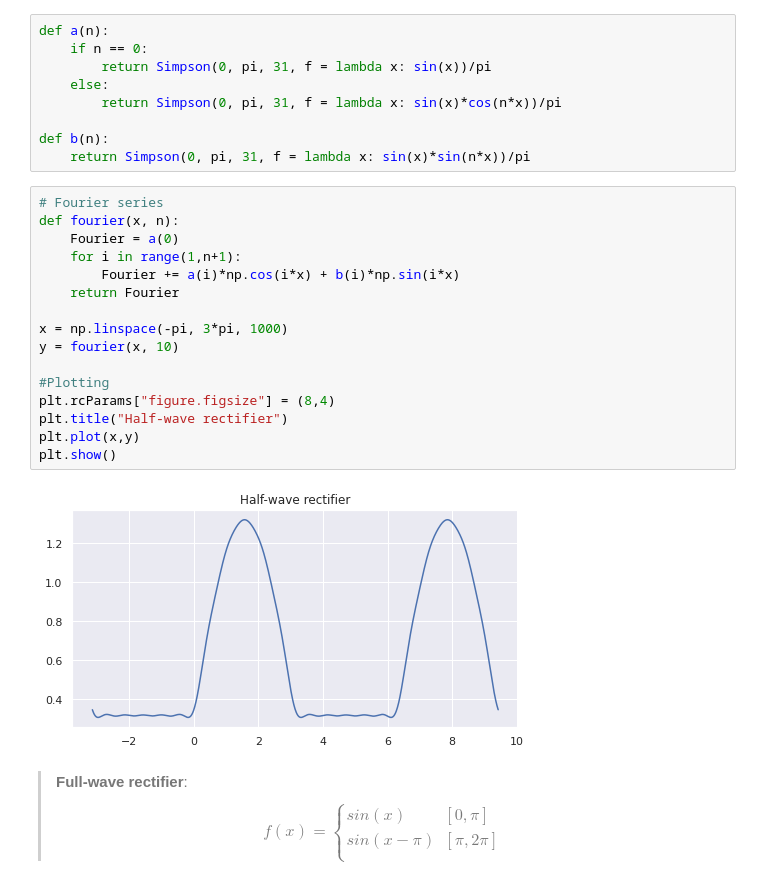
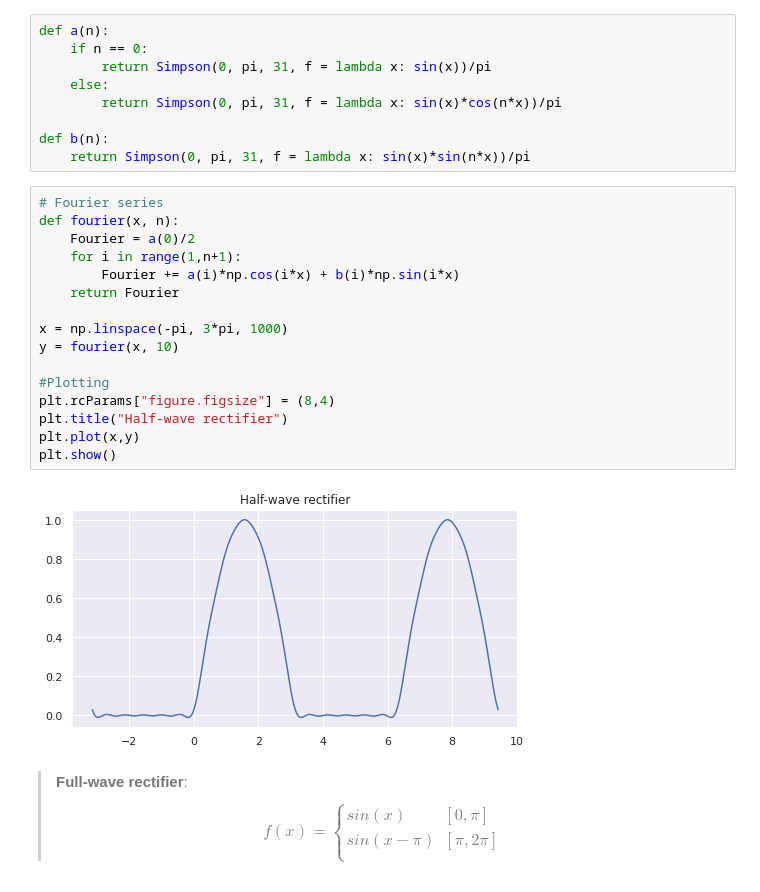
Before and after one commit to Souvik-0612/Fourier, a Jupyter notebook: Fourier series.ipynb, the cells around one changed output. Saved outputs shown, nothing was run; the diff lists cells and outputs as text.

```diff
--- a/Fourier series.ipynb
+++ b/Fourier series.ipynb
@@ -412,21 +412,21 @@ def b(n):
 # %%
 # Fourier series
 def fourier(x, n):
-    Fourier = a(0)
+    Fourier = a(0)/2
     for i in range(1,n+1):
         Fourier += a(i)*np.cos(i*x) + b(i)*np.sin(i*x)
     return Fourier
 
 x = np.linspace(-pi, 3*pi, 1000)
 y = fourier(x, 10)
 
 #Plotting
 plt.rcParams["figure.figsize"] = (8,4)
 plt.title("Half-wave rectifier")
 plt.plot(x,y)
 plt.show()
 # %% [output]
-[figure, old version]
+[figure, new version]
 # %% [markdown]
 > **Full-wave rectifier**:
 $$ f(x)=  \left\{
```
Also changed, not shown: parts of 15 cells of this notebook.
